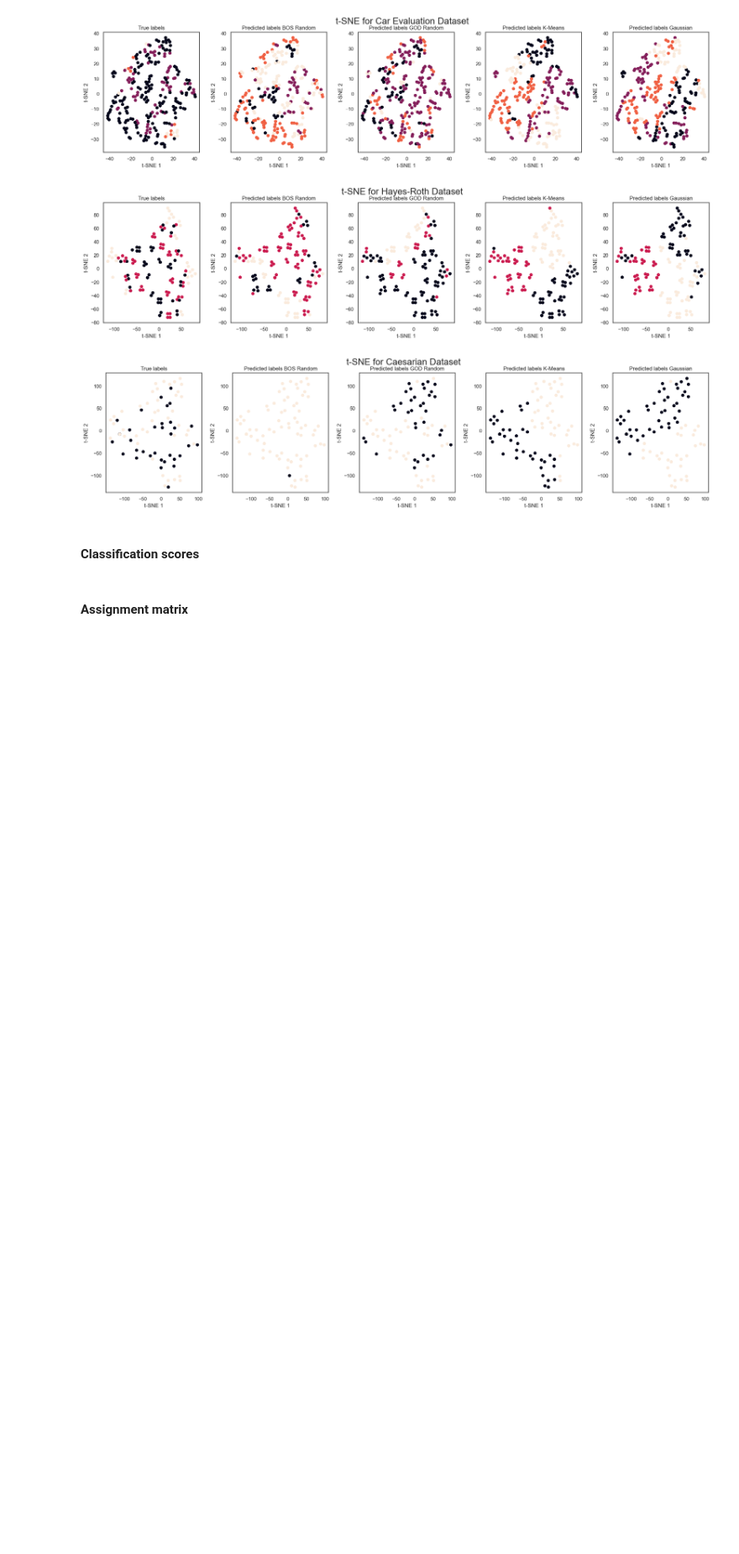
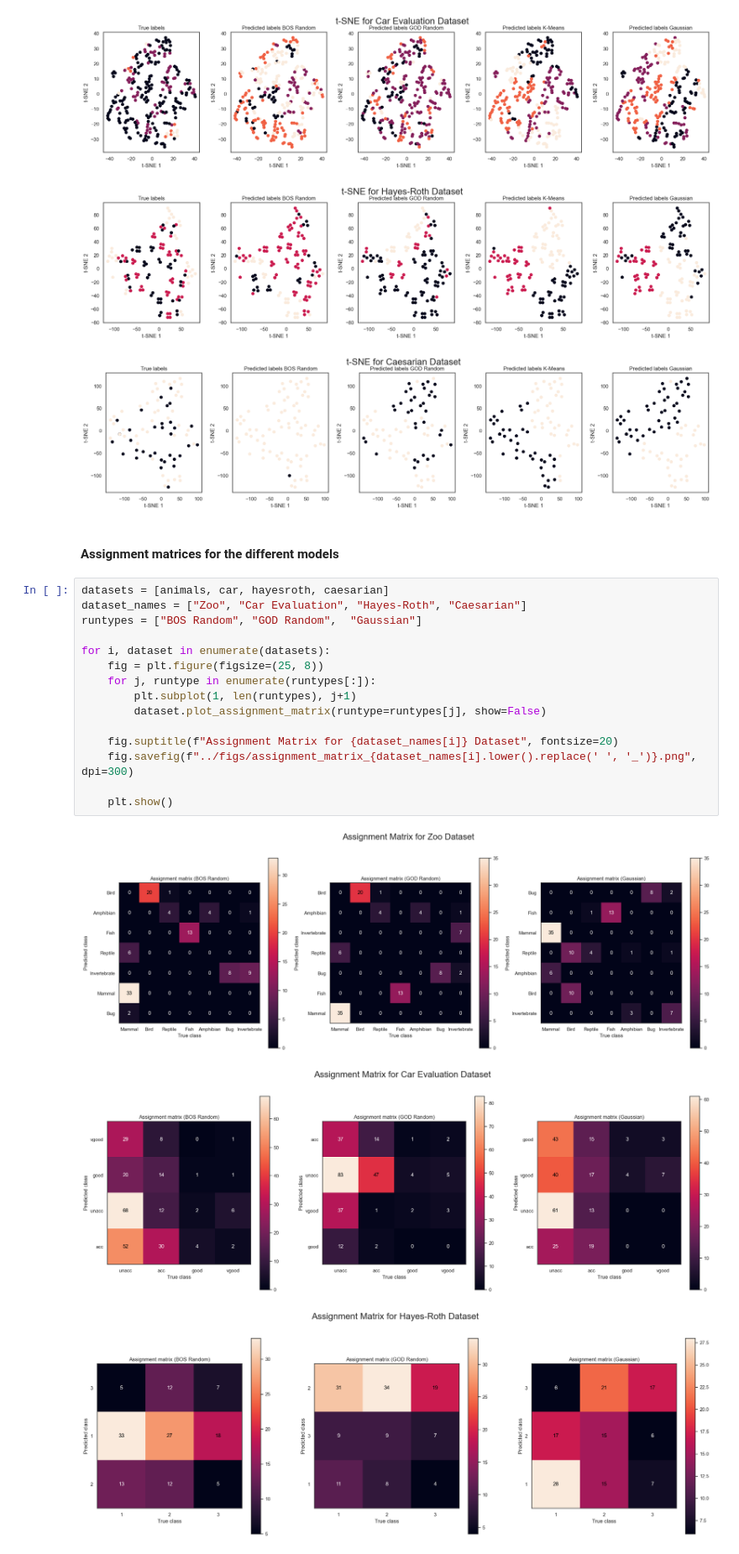
Before and after one commit to Thomick/Ordinal-data-clustering, a Jupyter notebook: notebooks/clustering_datasets.ipynb, the cells around one changed output. Shown at 84% size. Drawn from its saved outputs; the diff is of its cells as text; blank space fills up the shorter version.

Commit message:
changed plots

```diff
--- a/notebooks/clustering_datasets.ipynb
+++ b/notebooks/clustering_datasets.ipynb
@@ -765,7 +768,24 @@ for i, dataset in enumerate(datasets):
 [figure]
 [figure]
 [figure]
-# %% [markdown]
-#### Classification scores
-# %% [markdown]
-#### Assignment matrix
+# %% [markdown]
+#### Assignment matrices for the different models
+# %%
+datasets = [animals, car, hayesroth, caesarian]
+dataset_names = ["Zoo", "Car Evaluation", "Hayes-Roth", "Caesarian"]
+runtypes = ["BOS Random", "GOD Random",  "Gaussian"]
+
+for i, dataset in enumerate(datasets):
+    fig = plt.figure(figsize=(25, 8))
+    for j, runtype in enumerate(runtypes[:]):
+        plt.subplot(1, len(runtypes), j+1)
+        dataset.plot_assignment_matrix(runtype=runtypes[j], show=False)
+
+    fig.suptitle(f"Assignment Matrix for {dataset_names[i]} Dataset", fontsize=20)
+    fig.savefig(f"../figs/assignment_matrix_{dataset_names[i].lower().replace(' ', '_')}.png", dpi=300)
+
+    plt.show()
+# %% [output]
+[figure, added]
+[figure, added]
+[figure, added]
```
Also changed, not shown: parts of 13 cells of this notebook, 3 other files.
